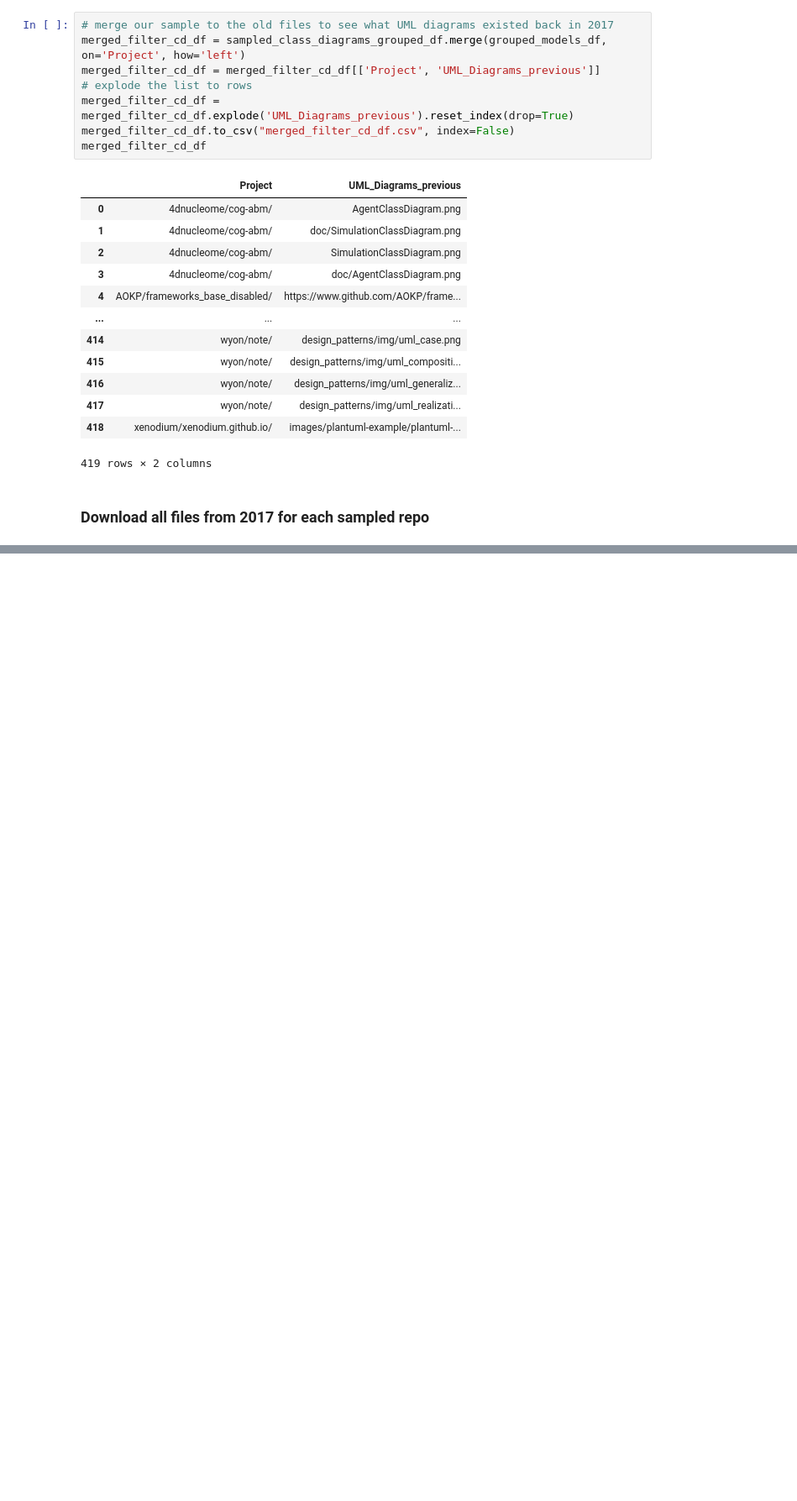
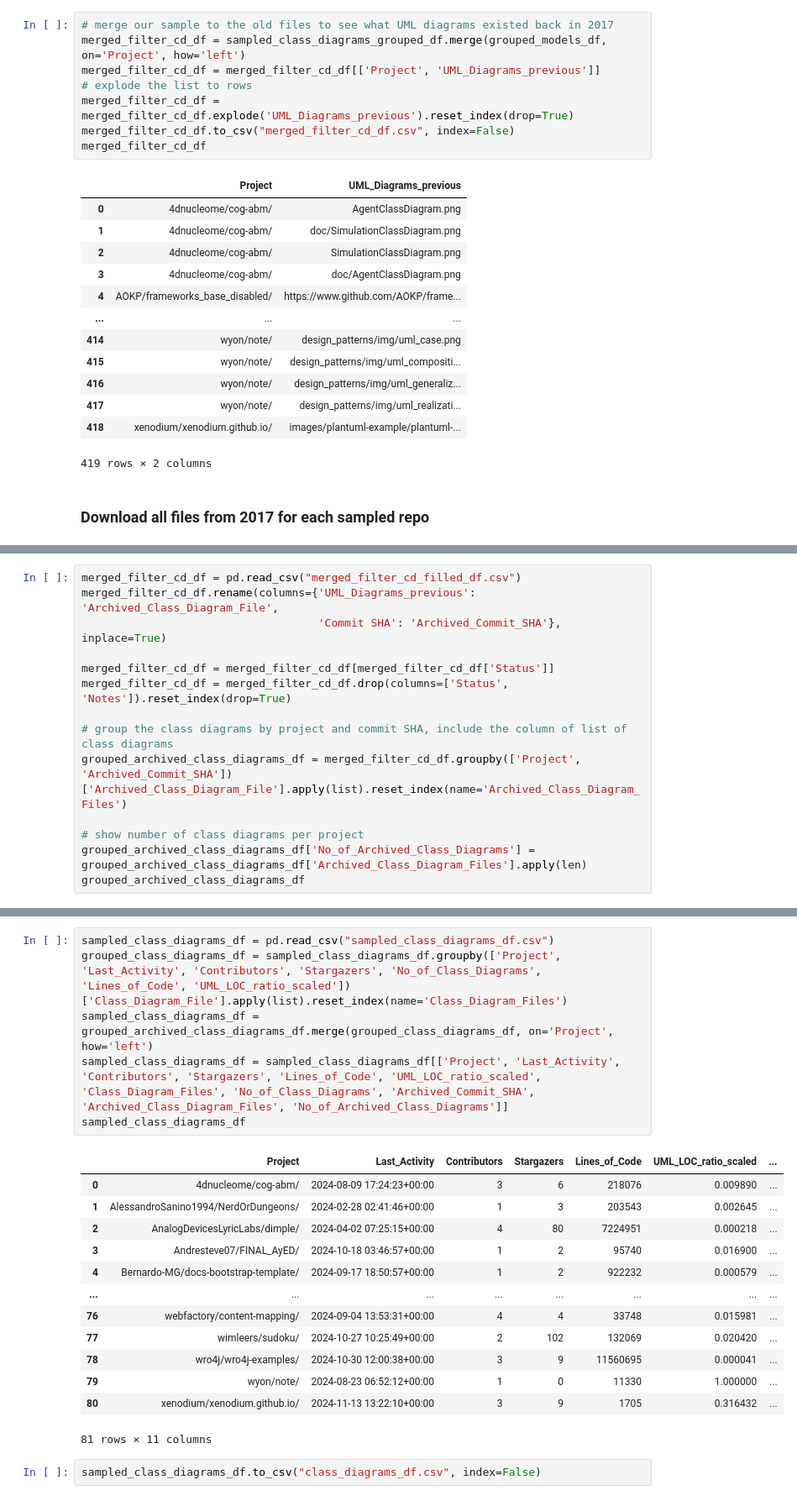
Before and after one commit to zakipauzi/uml_code_traceability, a Jupyter notebook: 2_filter_repos.ipynb, the cells around one changed output, grey strips where cells are left out. Shown at 84% size. Drawn from its saved outputs; the diff is of its cells as text; blank space fills up the shorter version.

Commit message:
final list done

```diff
--- a/2_filter_repos.ipynb
+++ b/2_filter_repos.ipynb
@@ -518,0 +502,14 @@ merged_filter_cd_df
+# %%
+merged_filter_cd_df = pd.read_csv("merged_filter_cd_filled_df.csv")
+merged_filter_cd_df.rename(columns={'UML_Diagrams_previous': 'Archived_Class_Diagram_File',
+                                    'Commit SHA': 'Archived_Commit_SHA'}, inplace=True)
+
+merged_filter_cd_df = merged_filter_cd_df[merged_filter_cd_df['Status']]
+merged_filter_cd_df = merged_filter_cd_df.drop(columns=['Status', 'Notes']).reset_index(drop=True)
+
+# group the class diagrams by project and commit SHA, include the column of list of class diagrams
+grouped_archived_class_diagrams_df = merged_filter_cd_df.groupby(['Project', 'Archived_Commit_SHA'])['Archived_Class_Diagram_File'].apply(list).reset_index(name='Archived_Class_Diagram_Files')
+
+# show number of class diagrams per project
+grouped_archived_class_diagrams_df['No_of_Archived_Class_Diagrams'] = grouped_archived_class_diagrams_df['Archived_Class_Diagram_Files'].apply(len)
+grouped_archived_class_diagrams_df
@@ -518,0 +530,22 @@ merged_filter_cd_df
+# %%
+sampled_class_diagrams_df = pd.read_csv("sampled_class_diagrams_df.csv")
+grouped_class_diagrams_df = sampled_class_diagrams_df.groupby(['Project', 'Last_Activity', 'Contributors', 'Stargazers', 'No_of_Class_Diagrams', 'Lines_of_Code', 'UML_LOC_ratio_scaled'])['Class_Diagram_File'].apply(list).reset_index(name='Class_Diagram_Files')
+sampled_class_diagrams_df = grouped_archived_class_diagrams_df.merge(grouped_class_diagrams_df, on='Project', how='left')
+sampled_class_diagrams_df = sampled_class_diagrams_df[['Project', 'Last_Activity', 'Contributors', 'Stargazers', 'Lines_of_Code', 'UML_LOC_ratio_scaled', 'Class_Diagram_Files', 'No_of_Class_Diagrams', 'Archived_Commit_SHA', 'Archived_Class_Diagram_Files', 'No_of_Archived_Class_Diagrams']]
+sampled_class_diagrams_df
+# %% [output]
+|  | Project | Last_Activity | Contributors | Stargazers | Lines_of_Code | UML_LOC_ratio_scaled | ... |
+| 0 | 4dnucleome/cog-abm/ | 2024-08-09 17:24:23+00:00 | 3 | 6 | 218076 | 0.009890 | ... |
+| 1 | AlessandroSanino1994/NerdOrDungeons/ | 2024-02-28 02:41:46+00:00 | 1 | 3 | 203543 | 0.002645 | ... |
+| 2 | AnalogDevicesLyricLabs/dimple/ | 2024-04-02 07:25:15+00:00 | 4 | 80 | 7224951 | 0.000218 | ... |
+| 3 | Andresteve07/FINAL_AyED/ | 2024-10-18 03:46:57+00:00 | 1 | 2 | 95740 | 0.016900 | ... |
+| 4 | Bernardo-MG/docs-bootstrap-template/ | 2024-09-17 18:50:57+00:00 | 1 | 2 | 922232 | 0.000579 | ... |
+| ... | ... | ... | ... | ... | ... | ... | ... |
+| 76 | webfactory/content-mapping/ | 2024-09-04 13:53:31+00:00 | 4 | 4 | 33748 | 0.015981 | ... |
+| 77 | wimleers/sudoku/ | 2024-10-27 10:25:49+00:00 | 2 | 102 | 132069 | 0.020420 | ... |
+| 78 | wro4j/wro4j-examples/ | 2024-10-30 12:00:38+00:00 | 3 | 9 | 11560695 | 0.000041 | ... |
+| 79 | wyon/note/ | 2024-08-23 06:52:12+00:00 | 1 | 0 | 11330 | 1.000000 | ... |
+| 80 | xenodium/xenodium.github.io/ | 2024-11-13 13:22:10+00:00 | 3 | 9 | 1705 | 0.316432 | ... |
+81 rows × 11 columns
+# %%
+sampled_class_diagrams_df.to_csv("class_diagrams_df.csv", index=False)
```
Also changed, not shown: parts of 2 cells of this notebook, 1 other file.
